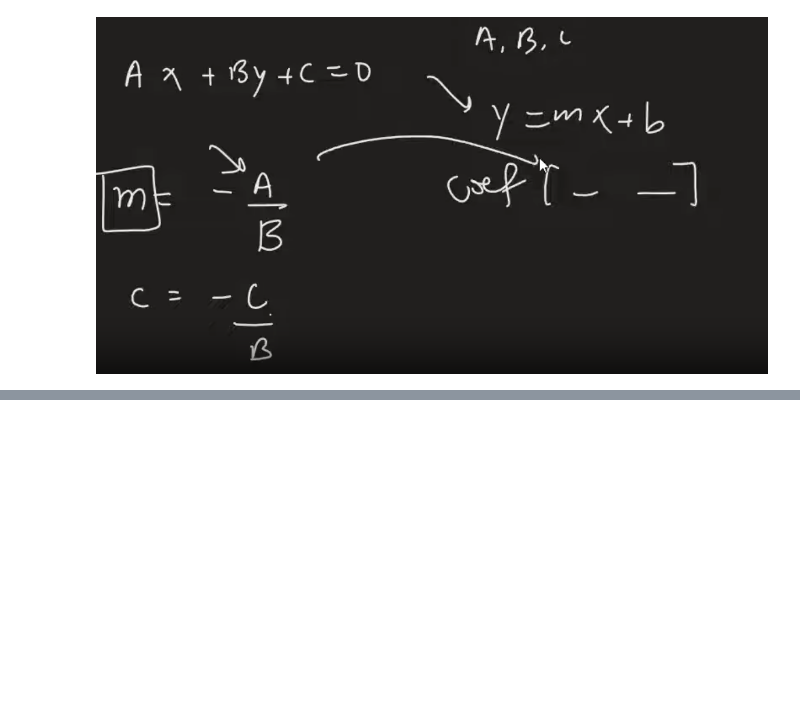
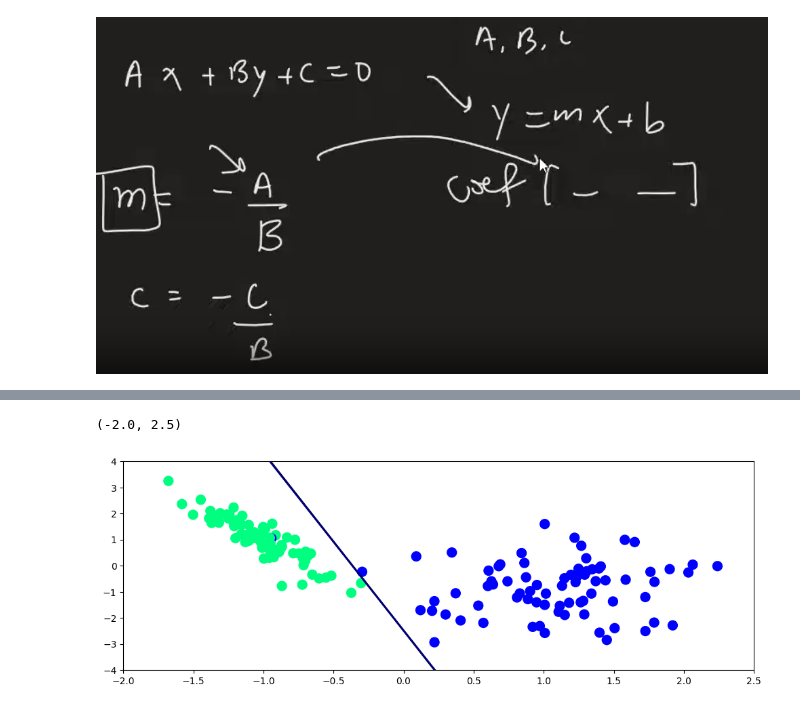
Before and after one commit to asmitbaldi/Implementing-ML-concepts, a Jupyter notebook: logistic_regression.ipynb, the cells around one changed output, grey strips where cells are left out. Saved outputs shown, nothing was run; the diff lists cells and outputs as text; code cells hidden in the pictures; blank space fills up the shorter version.

```diff
--- a/logistic_regression.ipynb
+++ b/logistic_regression.ipynb
@@ -165,0 +178,14 @@ plt.xlim(-2,2.5)
+# %%
+def gd(X,y):
+
+    X = np.insert(X,0,1,axis=1)
+    weights = np.ones(X.shape[1])
+    lr = 0.9
+
+    for i in range(5000):
+        y_hat = sigmoid(np.dot(X,weights))
+        weights = weights + lr*(np.dot((y-y_hat),X)/X.shape[0])
+
+    return weights[0],weights[1:]
+# %%
+intercept_,coef_ = gd(X,y)
@@ -165,0 +200,16 @@ plt.xlim(-2,2.5)
+# %%
+m = -(coef_[0]/coef_[1])
+b = -(intercept_/coef_[1])
+# %%
+x_input3 = np.linspace(-3,3,100)
+y_input3 = m*x_input3 + b
+# %%
+plt.figure(figsize=(12,4))
+plt.plot(x_input1,y_input1,color='black',linewidth=2)
+plt.plot(x_input3,y_input3,color='navy',linewidth=2)
+plt.scatter(X[:,0],X[:,1],c=y,cmap='winter',s=100)
+plt.ylim(-4,4)
+plt.xlim(-2,2.5)
+# %% [output]
+(-2.0, 2.5)
+[figure, added]
```
Also changed, not shown: parts of 13 cells of this notebook, 2 other files.
